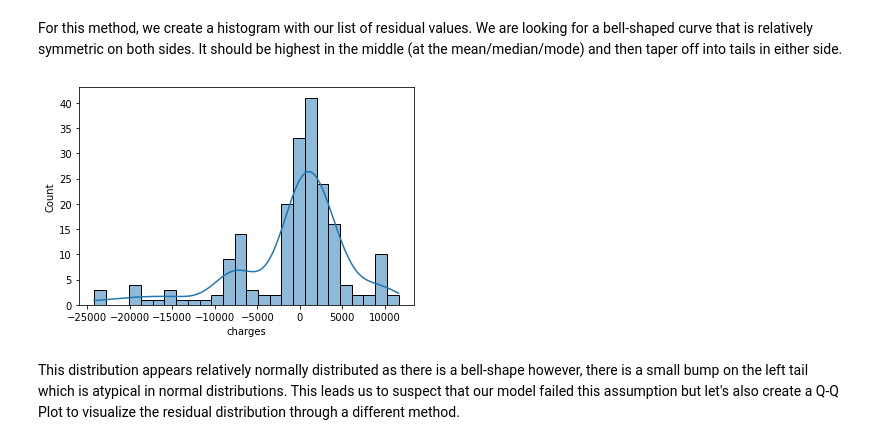
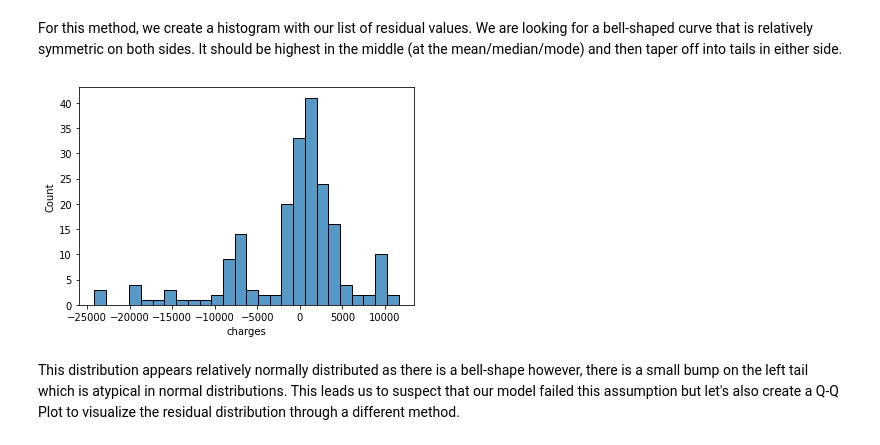
Before and after one commit to AvinashBisram/Machine-Learning, a Jupyter notebook: Linear Regression/Insurance Cost Multiple LinReg.ipynb, the cells around one changed output. Cells and saved outputs as stored; diff of their text form; code cells hidden in the pictures.

```diff
--- a/Linear Regression/Insurance Cost Multiple LinReg.ipynb
+++ b/Linear Regression/Insurance Cost Multiple LinReg.ipynb
@@ -799,10 +810,10 @@ For this method, we create a histogram with our list of residual values. We are
 # %%
 # Histogram
 
-sns.histplot(residuals, kde=True)
+sns.histplot(residuals)
 plt.show()
 # %% [output]
-[figure, old version]
+[figure, new version]
 # %% [markdown]
 This distribution appears relatively normally distributed as there is a bell-shape however, there is a small bump on the left tail which is atypical in normal distributions. This leads us to suspect that our model failed this assumption but let's also create a Q-Q Plot to visualize the residual distribution through a different method.
 # %% [markdown]
```
Also changed, not shown: parts of 24 cells of this notebook, 3 other files.
